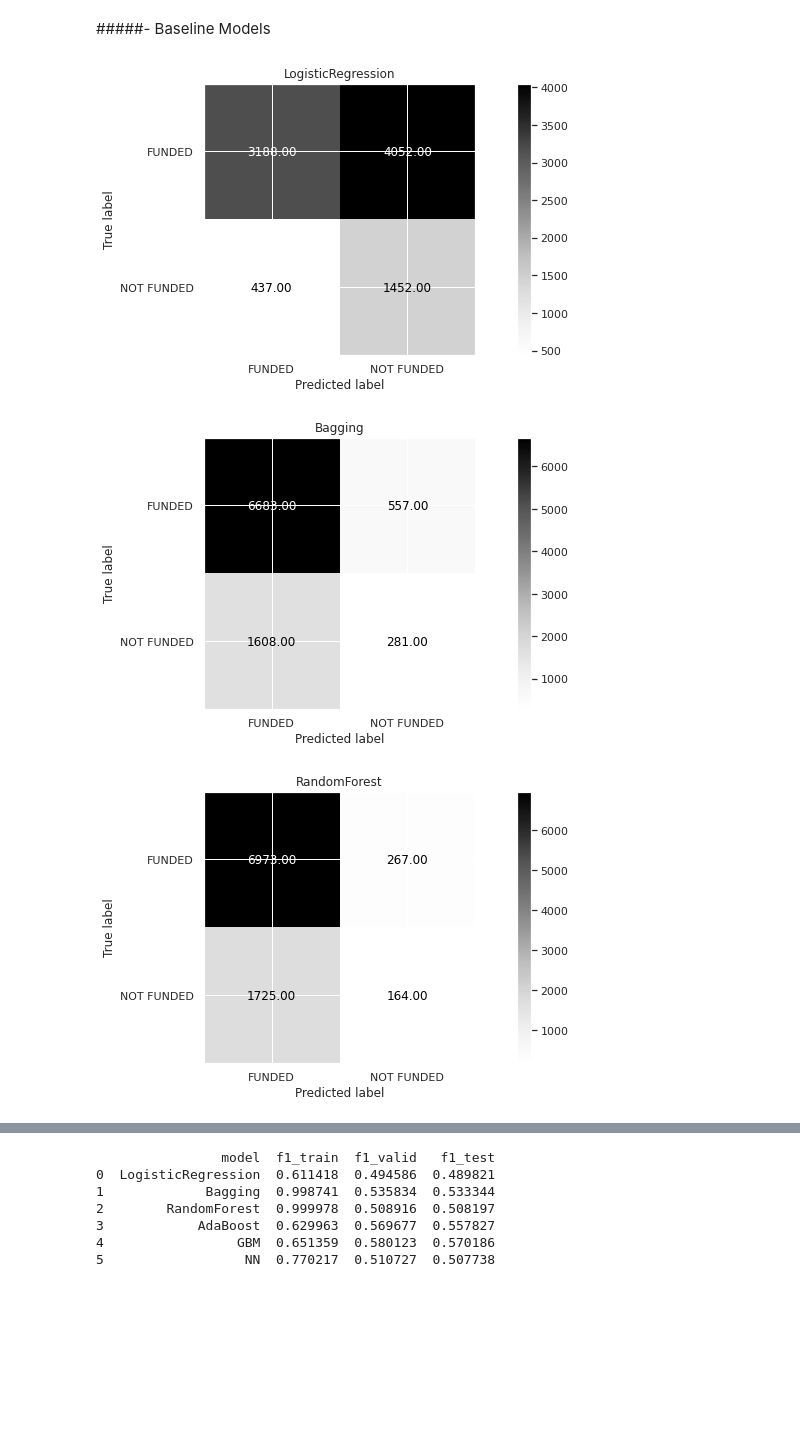
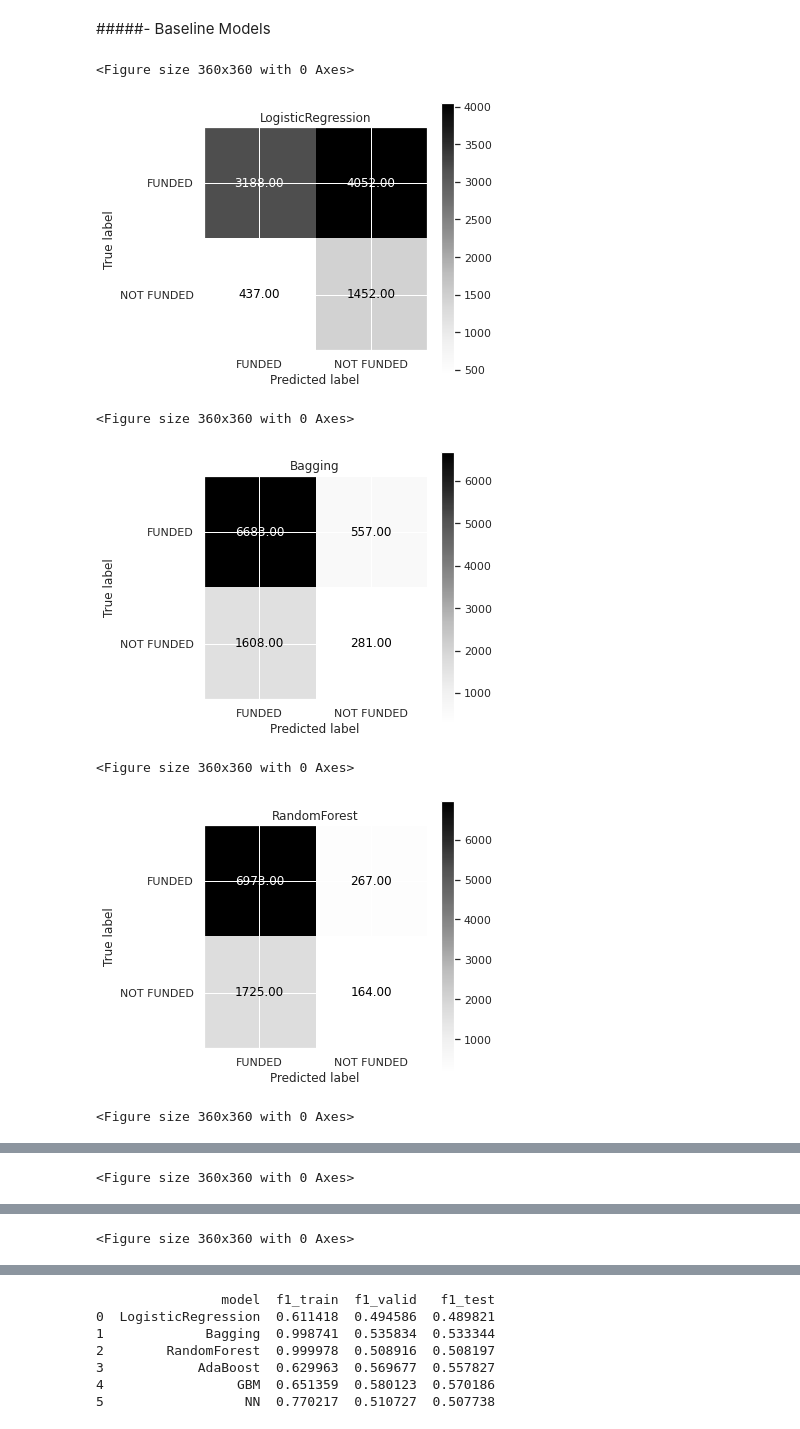
Before and after one commit to claudio1975/10DataScienceProjects, a Jupyter notebook: An Experimental Exploratory Data Analysis Pipeline/An_Experimental_EDA_for_a_classification_task.ipynb, the cells around one changed output, grey strips where cells are left out. Drawn from its saved outputs; the diff is of its cells as text; code cells hidden in the pictures; blank space fills up the shorter version.

```diff
--- a/An Experimental Exploratory Data Analysis Pipeline/An_Experimental_EDA_for_a_classification_task.ipynb
+++ b/An Experimental Exploratory Data Analysis Pipeline/An_Experimental_EDA_for_a_classification_task.ipynb
@@ -889,0 +884,10 @@ corr_matrix.style.background_gradient(cmap='coolwarm').set_precision(2)
+# %%
+# Correlation heatmap
+corr_matrix = X_all.corr()
+sns.set( rc = {'figure.figsize': (35, 35)})
+plt.figure()
+sns.heatmap(corr_matrix, square = True, annot=True, fmt='.2f')
+plt.title('Correlation Heatmap on data set',size=30)
+plt.yticks(fontsize="15")
+plt.xticks(fontsize="15")
+plt.show()
@@ -972,6 +978,7 @@ results_t = []
 names = []
 score = []
 skf = StratifiedKFold(n_splits=5)
+
 for (name, model) in models:
     param_grid = {}
     my_model = GridSearchCV(model,param_grid,cv=skf)
@@ -995,6 +1002,8 @@ for (name, model) in models:
     }
     score.append(f_dict)
     # Computing Confusion matrix for the above algorithms
+    sns.set( rc = {'figure.figsize': (5, 5)})
+    plt.figure()
     plot_confusion_matrix(my_model,X_test_sc, y_test,values_format= '.2f', cmap='Blues')
     plt.title(name)
     plt.show()
@@ -1081,33 +1096,39 @@ names = []
 score = []
 skf = StratifiedKFold(n_splits=5)
 for (name, model) in models:
     param_grid = {}
     my_model = GridSearchCV(model,param_grid,cv=skf)
     my_model.fit(X_train_sc, y_resampled)
     predictions_tr = my_model.predict(X_train_sc)
     predictions_v = my_model.predict(X_valid_sc)
     predictions_t = my_model.predict(X_test_sc)
     f1_train = f1_score(y_resampled, predictions_tr, average='macro')
     f1_valid = f1_score(y_valid, predictions_v,average='macro')
     f1_test = f1_score(y_test, predictions_t,average='macro')
     results_tr.append(f1_train)
     results_v.append(f1_valid)
     results_t.append(f1_test)
 
     names.append(name)
     f_dict = {
         'model': name,
         'f1_train': f1_train,
         'f1_valid': f1_valid,
         'f1_test': f1_test
     }
     score.append(f_dict)
     # Computing Confusion matrix for the above algorithms
+    sns.set( rc = {'figure.figsize': (5, 5)})
+    plt.figure()
     plot_confusion_matrix(my_model,X_test_sc, y_test,values_format= '.2f', cmap='Greys')
     plt.title(name)
     plt.show()
 score = pd.DataFrame(score, columns = ['model','f1_train', 'f1_valid', 'f1_test'])
 # %% [output]
+<Figure size 360x360 with 0 Axes>
-[figure, old version]
+[figure, new version]
+<Figure size 360x360 with 0 Axes>
-[figure, old version]
+[figure, new version]
+<Figure size 360x360 with 0 Axes>
-[figure, old version]
+[figure, new version]
+<Figure size 360x360 with 0 Axes>
@@ -1114,0 +1136 @@ score = pd.DataFrame(score, columns = ['model','f1_train', 'f1_valid', 'f1_test'
+<Figure size 360x360 with 0 Axes>
@@ -1115,0 +1138 @@ score = pd.DataFrame(score, columns = ['model','f1_train', 'f1_valid', 'f1_test'
+<Figure size 360x360 with 0 Axes>
```
Also changed, not shown: parts of 16 cells of this notebook.
